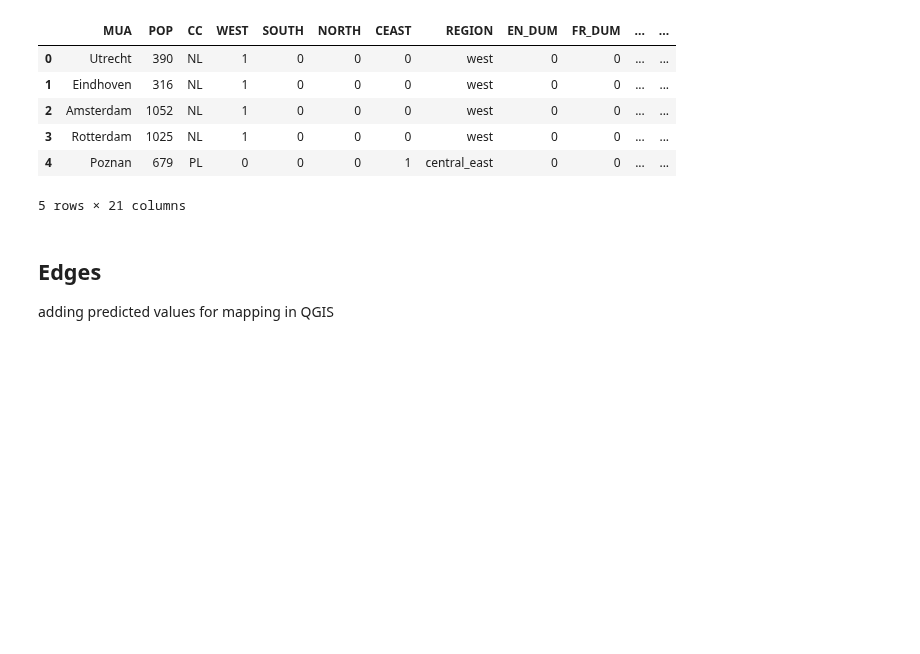
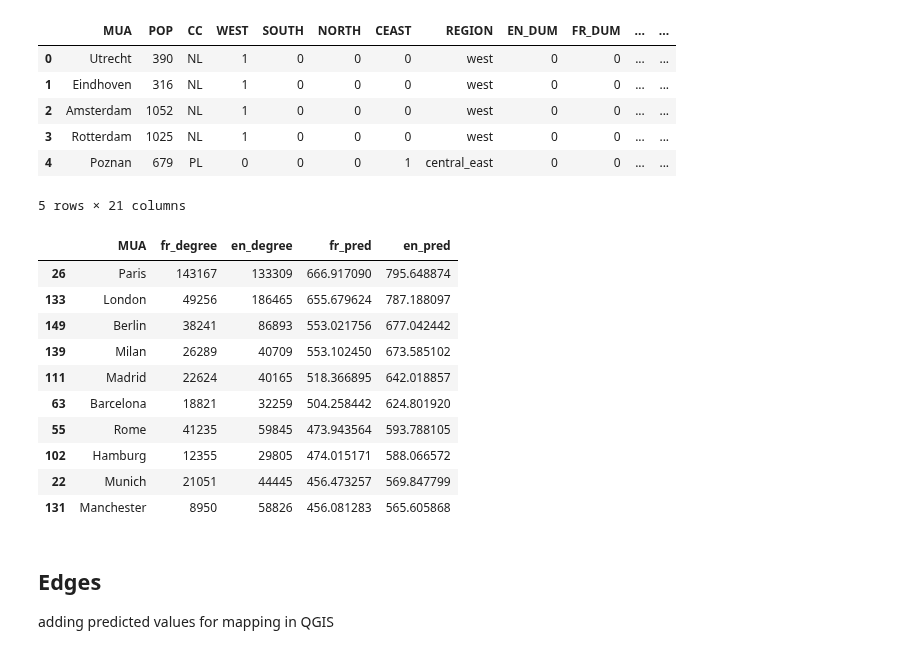
Before and after one commit to seriousdeejay/citynet, a Jupyter notebook: src/analyses/Brecht/06_nodes.ipynb, the cells around one changed output. Saved outputs shown, nothing was run; the diff lists cells and outputs as text; code cells hidden in the pictures; blank space fills up the shorter version.

Commit message:
fixed error in nodes csv

```diff
--- a/src/analyses/Brecht/06_nodes.ipynb
+++ b/src/analyses/Brecht/06_nodes.ipynb
@@ -161,6 +161,8 @@ nodes.head()
 | 2 | Amsterdam | 1052 | NL | 1 | 0 | 0 | 0 | west | 0 | 0 | POINT (4.87429 52.37074) |
 | 3 | Rotterdam | 1025 | NL | 1 | 0 | 0 | 0 | west | 0 | 0 | POINT (4.47374 51.92364) |
 | 4 | Poznan | 679 | PL | 0 | 0 | 0 | 1 | central_east | 0 | 0 | POINT (16.91751 52.40734) |
+# %%
+nodes['MUA'] = [unidecode.unidecode(city) for city in nodes['MUA']]
 # %%
 nodes = pd.merge(nodes, df_cities, how='left', left_on = 'MUA', right_on = 'city')
 # %%
@@ -186,6 +188,20 @@ nodes.drop(['geometry'], axis = 1, inplace = True)
 # save as csv
 fp = os.path.join(OUTDIR, "nodes.csv")
 nodes.to_csv(fp, index = False, sep=';')
+# %%
+nodes[['MUA', 'fr_degree', 'en_degree', 'fr_pred', 'en_pred']].sort_values('en_pred', ascending=False).head(10)
+# %% [output]
+|  | MUA | fr_degree | en_degree | fr_pred | en_pred |
+| 26 | Paris | 143167 | 133309 | 666.917090 | 795.648874 |
+| 133 | London | 49256 | 186465 | 655.679624 | 787.188097 |
+| 149 | Berlin | 38241 | 86893 | 553.021756 | 677.042442 |
+| 139 | Milan | 26289 | 40709 | 553.102450 | 673.585102 |
+| 111 | Madrid | 22624 | 40165 | 518.366895 | 642.018857 |
+| 63 | Barcelona | 18821 | 32259 | 504.258442 | 624.801920 |
+| 55 | Rome | 41235 | 59845 | 473.943564 | 593.788105 |
+| 102 | Hamburg | 12355 | 29805 | 474.015171 | 588.066572 |
+| 22 | Munich | 21051 | 44445 | 456.473257 | 569.847799 |
+| 131 | Manchester | 8950 | 58826 | 456.081283 | 565.605868 |
 # %% [markdown]
 ## Edges
 adding predicted values for mapping in QGIS
```
Also changed, not shown: parts of 2 cells of this notebook, 2 other files.
